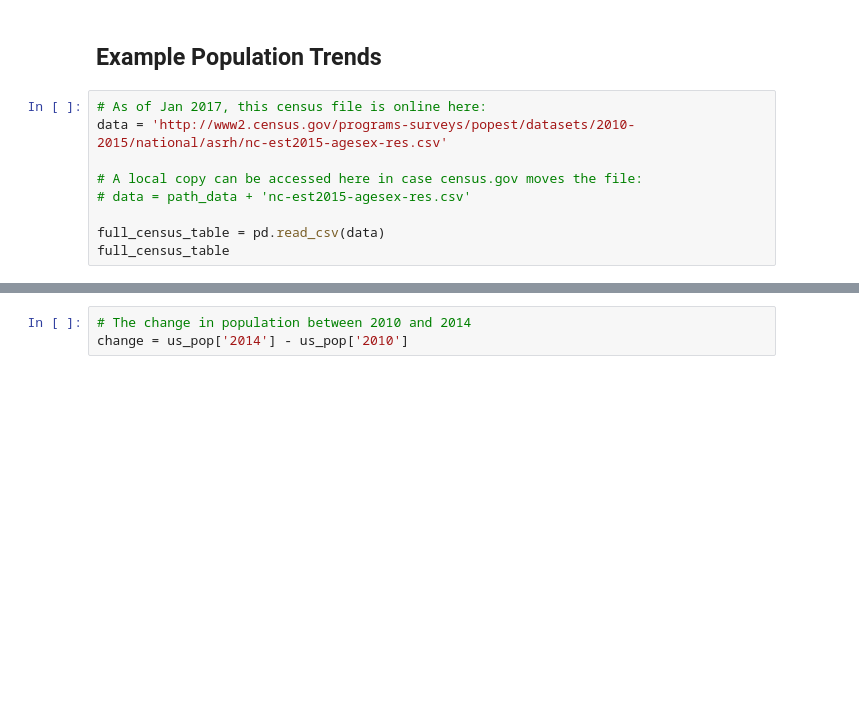
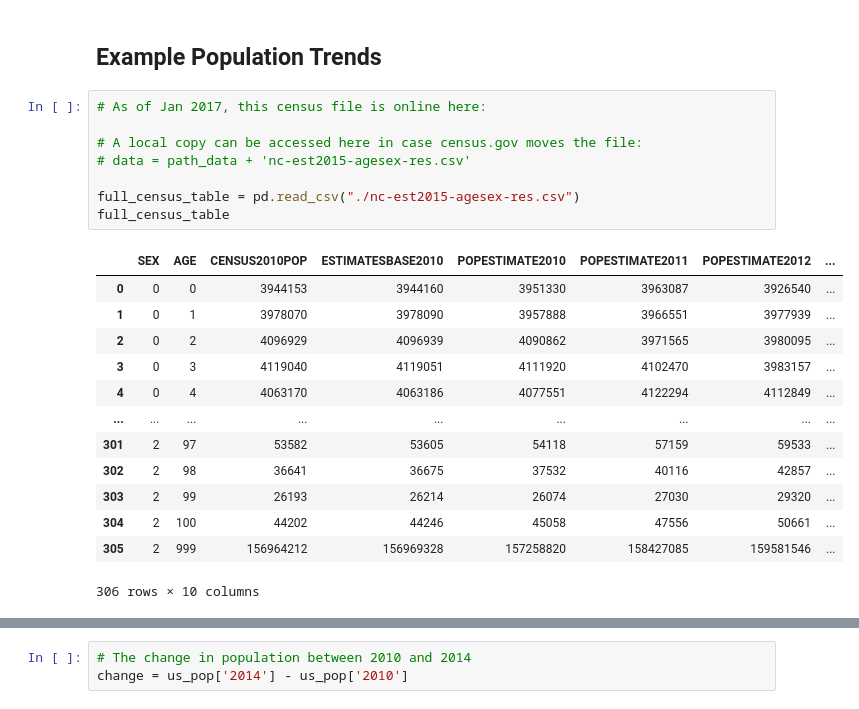
Before and after one commit to gobad820/2024_Introduction_To_Data_Science, a Jupyter notebook: week05/Ch03_and_Ch07.ipynb, the cells around one changed output, grey strips where cells are left out. Saved outputs shown, nothing was run; the diff lists cells and outputs as text; blank space fills up the shorter version.

```diff
--- a/week05/Ch03_and_Ch07.ipynb
+++ b/week05/Ch03_and_Ch07.ipynb
@@ -347,13 +918,26 @@ nba[nba['PLAYER']=='Barack Obama']
 ## Example Population Trends
 # %%
 # As of Jan 2017, this census file is online here:
-data = 'http://www2.census.gov/programs-surveys/popest/datasets/2010-2015/national/asrh/nc-est2015-agesex-res.csv'
 
 # A local copy can be accessed here in case census.gov moves the file:
 # data = path_data + 'nc-est2015-agesex-res.csv'
 
-full_census_table = pd.read_csv(data)
+full_census_table = pd.read_csv("./nc-est2015-agesex-res.csv")
 full_census_table
+# %% [output]
+|  | SEX | AGE | CENSUS2010POP | ESTIMATESBASE2010 | POPESTIMATE2010 | POPESTIMATE2011 | POPESTIMATE2012 | ... |
+| 0 | 0 | 0 | 3944153 | 3944160 | 3951330 | 3963087 | 3926540 | ... |
+| 1 | 0 | 1 | 3978070 | 3978090 | 3957888 | 3966551 | 3977939 | ... |
+| 2 | 0 | 2 | 4096929 | 4096939 | 4090862 | 3971565 | 3980095 | ... |
+| 3 | 0 | 3 | 4119040 | 4119051 | 4111920 | 4102470 | 3983157 | ... |
+| 4 | 0 | 4 | 4063170 | 4063186 | 4077551 | 4122294 | 4112849 | ... |
+| ... | ... | ... | ... | ... | ... | ... | ... | ... |
+| 301 | 2 | 97 | 53582 | 53605 | 54118 | 57159 | 59533 | ... |
+| 302 | 2 | 98 | 36641 | 36675 | 37532 | 40116 | 42857 | ... |
+| 303 | 2 | 99 | 26193 | 26214 | 26074 | 27030 | 29320 | ... |
+| 304 | 2 | 100 | 44202 | 44246 | 45058 | 47556 | 50661 | ... |
+| 305 | 2 | 999 | 156964212 | 156969328 | 157258820 | 158427085 | 159581546 | ... |
+306 rows × 10 columns
 # %%
 # Select relevant columns
 partial_census_table = full_census_table[['SEX', 'AGE', 'POPESTIMATE2010', 'POPESTIMATE2014']]
```
Also changed, not shown: parts of 126 cells of this notebook.
